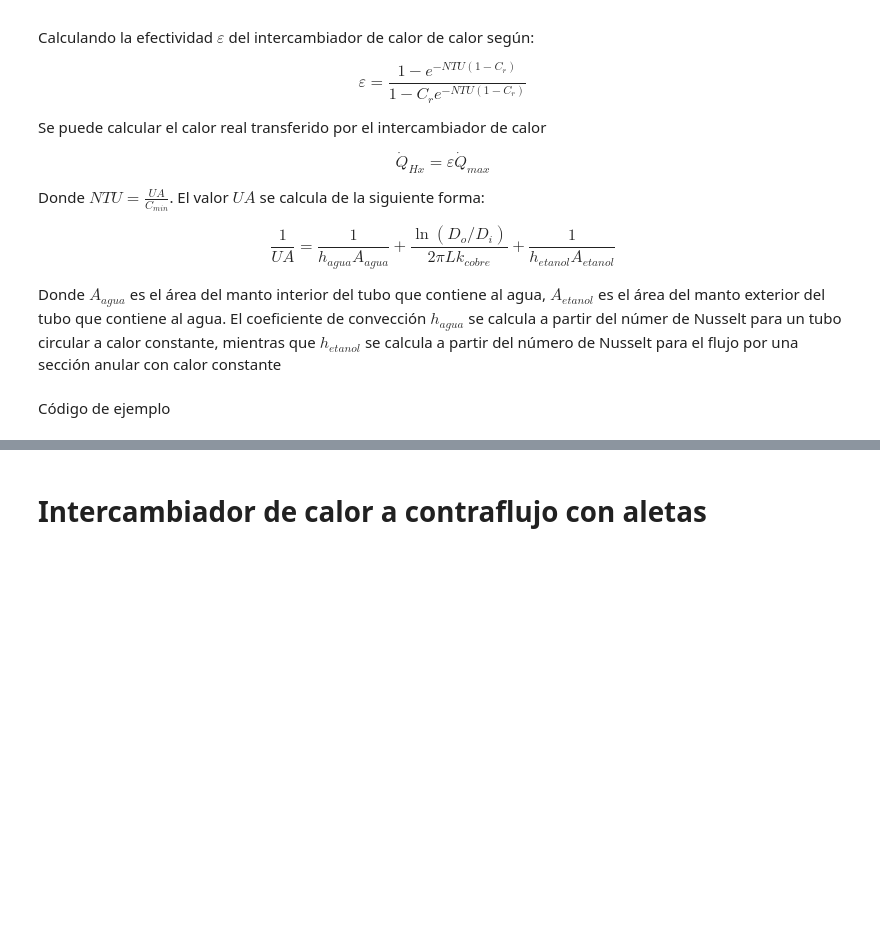
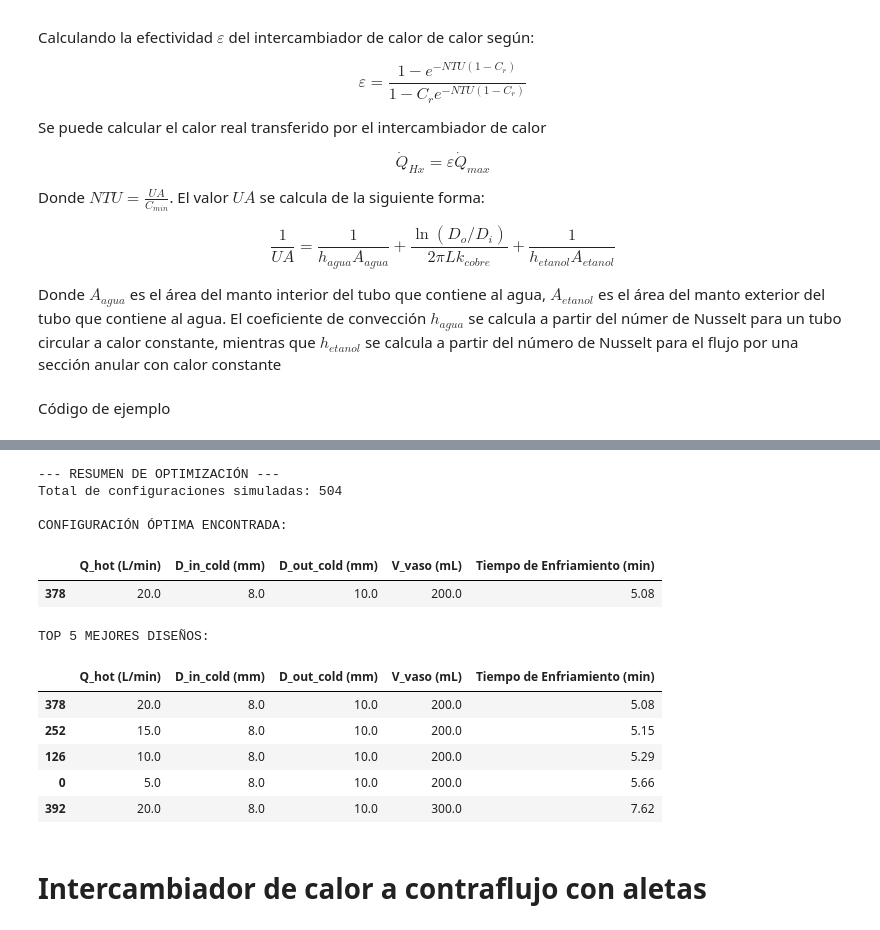
Before and after one commit to AlonsoEspinoza8/Proyecto_Titulo_Enfriador, a Jupyter notebook: Enfriador/counterflow_heat_exchanger.ipynb, the cells around one changed output, grey strips where cells are left out. Drawn from its saved outputs; the diff is of its cells as text; code cells hidden in the pictures; blank space fills up the shorter version.

```diff
--- a/Enfriador/counterflow_heat_exchanger.ipynb
+++ b/Enfriador/counterflow_heat_exchanger.ipynb
@@ -260,3 +278,82 @@ intercambiador.ejecutar()
+# %%
+Q_cold = 15 * 0.001 / 60 # (pasamos de L/min a m³/s)
+T_in_hot = 20 + 273.15  # Temperatura de entrada del fluido caliente (K)
+T_in_cold = 4 + 273.15  # Temperatura de entrada del fluido frío (K)
+D_in_hot = (6.35 - 0.76) / 1000  # Diámetro interno del tubo del fluido caliente (m)
+D_out_hot = 6.35 / 1000  # Diámetro externo del tubo del fluido caliente (m)
+Length = 0.3 # Longitud del intercambiador (m)
+k_tube = 45  # Conductividad térmica del material del tubo (W/m·K)
+
+# ---------------- Parámetros a optimizar ----------------
+
+possible_water_flow_rates = np.array([5, 10, 15, 20]) * 0.001 / 60  # Caudales comerciales de agua en m³/s
+
+# Diámetros comerciales de PVC
+# https://catalogo.extension.cchc.cl/documentos/documentos/16094.pdf
+possible_cold_inner_diameters = np.array([8, 10, 13.6, 17, 22, 27.2, 34, 42.6, 53.6, 63.8, 76.6, 93.6, 106.4, 119.2]) * 1e-3
+possible_cold_outer_diameters = np.array([10, 12, 16, 20, 25, 32, 40, 50, 63, 75, 90, 110, 125, 140]) * 1e-3
+
+possible_volumes = np.array([200, 300, 400, 500, 600, 700, 800, 900, 1000]) * 1e-6  # Volúmenes comerciales en m³
+
+
+results = []
+for Q_hot in possible_water_flow_rates:
+    for V in possible_volumes:
+        for D_in_cold, D_out_cold in zip(possible_cold_inner_diameters, possible_cold_outer_diameters):
+            intercambiador = IntercambiadorContraflujo(Q_hot, Q_cold, T_in_hot, T_in_cold, D_in_hot, D_out_hot, D_in_cold, D_out_cold, Length, k_tube, V)
+            intercambiador.ejecutar()
+
+            results.append({
+                'Q_hot (L/min)': round(Q_hot * 60 * 1000, 2),
+                'D_in_cold (mm)': round(D_in_cold * 1e3, 4),
+                'D_out_cold (mm)': round(D_out_cold * 1e3, 4),
+                'V_vaso (mL)': round(V * 1e6, 6),
+                'Tiempo de Enfriamiento (min)': round(intercambiador.t_enfriamiento / 60, 2),
+            })
+
+
+# 3. Análisis con Pandas
+
+# Forzar a Pandas a mostrar todas las columnas sin truncar
+pd.set_option('display.max_columns', None)
+pd.set_option('display.width', 1000)
+
+# Convertimos la lista de diccionarios en un DataFrame
+df_resultados = pd.DataFrame(results)
+
+# Encontramos el índice de la fila con la menor temperatura de salida
+indice_optimo = df_resultados['Tiempo de Enfriamiento (min)'].idxmin()
+configuracion_optima = df_resultados.loc[indice_optimo]
+
+# 4. Mostrar resultados
+print("--- RESUMEN DE OPTIMIZACIÓN ---")
+print(f"Total de configuraciones simuladas: {len(df_resultados)}")
+
+print("\nCONFIGURACIÓN ÓPTIMA ENCONTRADA:")
+# Al ser una sola fila (Serie), la convertimos a DataFrame con .to_frame() para que se vea bonita, y la transponemos con .T
+display(configuracion_optima.to_frame().T)
+
+print("\nTOP 5 MEJORES DISEÑOS:")
+top_5 = df_resultados.sort_values(by='Tiempo de Enfriamiento (min)', ascending=True).head(5)
+# display() renderiza la tabla completa en Jupyter Notebook
+display(top_5)
+
+# Guardamos el DataFrame completo en un archivo CSV para análisis posterior
+df_resultados.to_csv('datos_experimentales/resultados_intercambiador_sin_aletas.csv', index=False)
+# %% [output]
+--- RESUMEN DE OPTIMIZACIÓN ---
+Total de configuraciones simuladas: 504
+
+CONFIGURACIÓN ÓPTIMA ENCONTRADA:
+|  | Q_hot (L/min) | D_in_cold (mm) | D_out_cold (mm) | V_vaso (mL) | Tiempo de Enfriamiento (min) |
+| 378 | 20.0 | 8.0 | 10.0 | 200.0 | 5.08 |
+TOP 5 MEJORES DISEÑOS:
+|  | Q_hot (L/min) | D_in_cold (mm) | D_out_cold (mm) | V_vaso (mL) | Tiempo de Enfriamiento (min) |
+| 378 | 20.0 | 8.0 | 10.0 | 200.0 | 5.08 |
+| 252 | 15.0 | 8.0 | 10.0 | 200.0 | 5.15 |
+| 126 | 10.0 | 8.0 | 10.0 | 200.0 | 5.29 |
+| 0 | 5.0 | 8.0 | 10.0 | 200.0 | 5.66 |
+| 392 | 20.0 | 8.0 | 10.0 | 300.0 | 7.62 |
 # %% [markdown]
 # Intercambiador de calor a contraflujo con aletas
 # %% [markdown]
```
Also changed, not shown: parts of 7 cells of this notebook, 7 other files.
